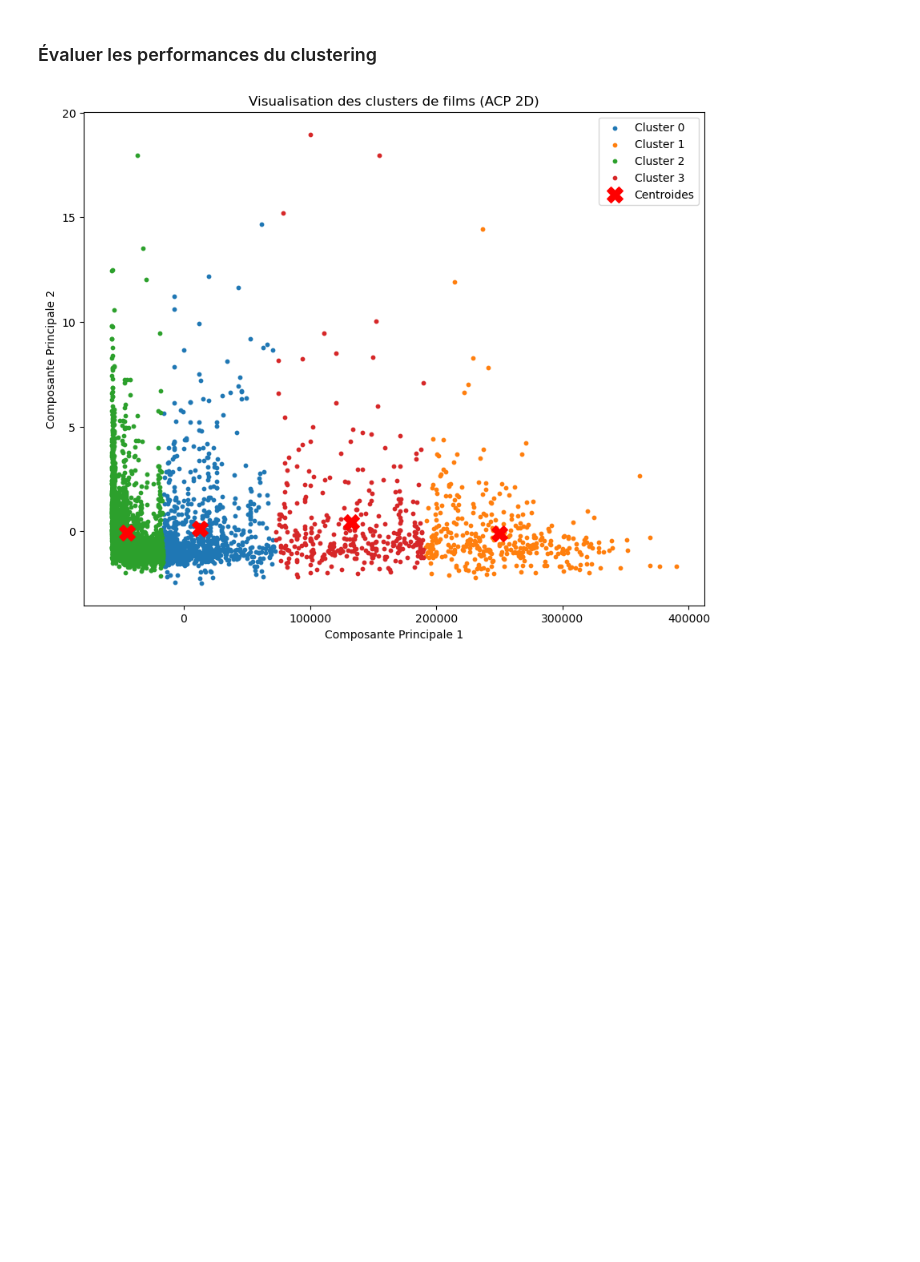
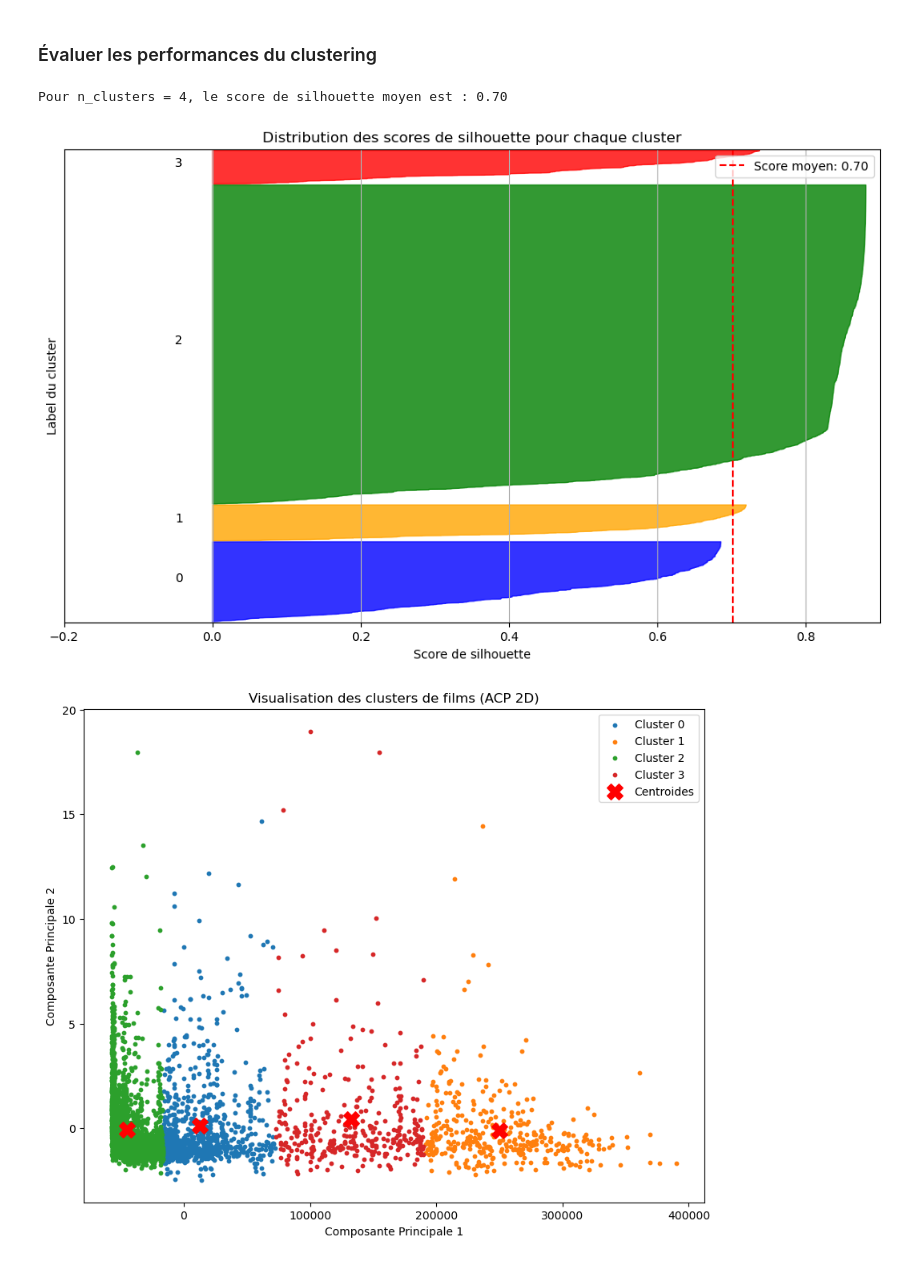
Before and after one commit to fickou/FilmClusterTMDB, a Jupyter notebook: notebooks/modelisationEntrainement.ipynb, the cells around one changed output. Cells and saved outputs as stored; diff of their text form; code cells hidden in the pictures; blank space fills up the shorter version.

```diff
--- a/notebooks/modelisationEntrainement.ipynb
+++ b/notebooks/modelisationEntrainement.ipynb
@@ -82,6 +82,65 @@ cluster_label
 Name: count, dtype: int64
 # %% [markdown]
 ### Évaluer les performances du clustering
+# %%
+# distribution et affichage du score de silhouette par cluster
+fig, ax1 = plt.subplots(1, 1)
+fig.set_size_inches(12, 7)
+
+ax1.set_xlim([-0.2, 0.9])
+ax1.set_ylim([0, len(donnees_fusionnees_chargees) + (nombre_clusters + 1) * 10])
+
+cluster_labels = kmeans_model.fit_predict(donnees_fusionnees_chargees)
+
+# Calcul du score de silhouette moyen.
+silhouette_avg = silhouette_score(donnees_fusionnees_chargees, cluster_labels)
+print(
+    f"Pour n_clusters = {nombre_clusters}, "
+    f"le score de silhouette moyen est : {silhouette_avg:.2f}"
+)
+
+sample_silhouette_values = silhouette_samples(donnees_fusionnees_chargees, cluster_labels)
+
+y_lower = 10
+
+cluster_colors = {0: 'blue', 1: 'orange', 2: 'green', 3: 'red' }
+for i in range(nombre_clusters):
+    ith_cluster_silhouette_values = sample_silhouette_values[cluster_labels == i]
+    ith_cluster_silhouette_values.sort()
+    size_cluster_i = ith_cluster_silhouette_values.shape[0]
+    y_upper = y_lower + size_cluster_i
+    color = cluster_colors[i]
+
+    ax1.fill_betweenx(
+        np.arange(y_lower, y_upper),
+        0,
+        ith_cluster_silhouette_values,
+        facecolor=color,
+        edgecolor=color,
+        alpha=0.8,
+    )
+    # l' id du cluster
+    ax1.text(-0.05, y_lower + 0.5 * size_cluster_i, str(i))
+    y_lower = y_upper + 10
+
+# Titre et labels des axes
+ax1.set_title("Distribution des scores de silhouette pour chaque cluster")
+ax1.set_xlabel("Score de silhouette")
+ax1.set_ylabel("Label du cluster")
+
+ax1.axvline(x=silhouette_avg, color="red", linestyle="--", label=f'Score moyen: {silhouette_avg:.2f}')
+
+# légende
+ax1.legend(loc='upper right')
+
+ax1.set_yticks([])
+ax1.grid(True)
+
+# Affichage
+plt.show()
+# %% [output]
+Pour n_clusters = 4, le score de silhouette moyen est : 0.70
+[figure, added]
 # %%
 # Visualisation par ACP
 pca = PCA(n_components=2, random_state=42)
```
Also changed, not shown: parts of 5 cells of this notebook.
